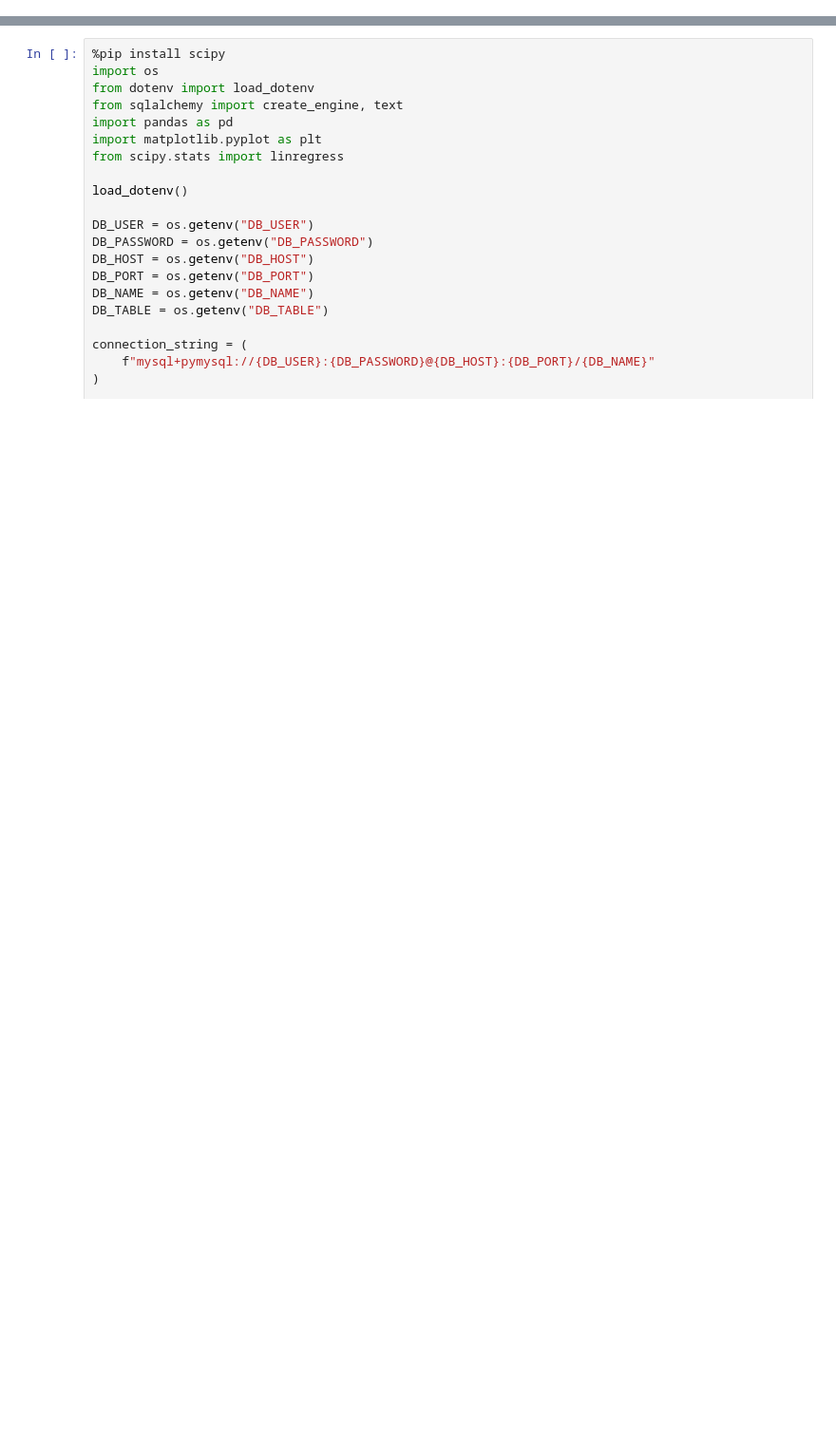
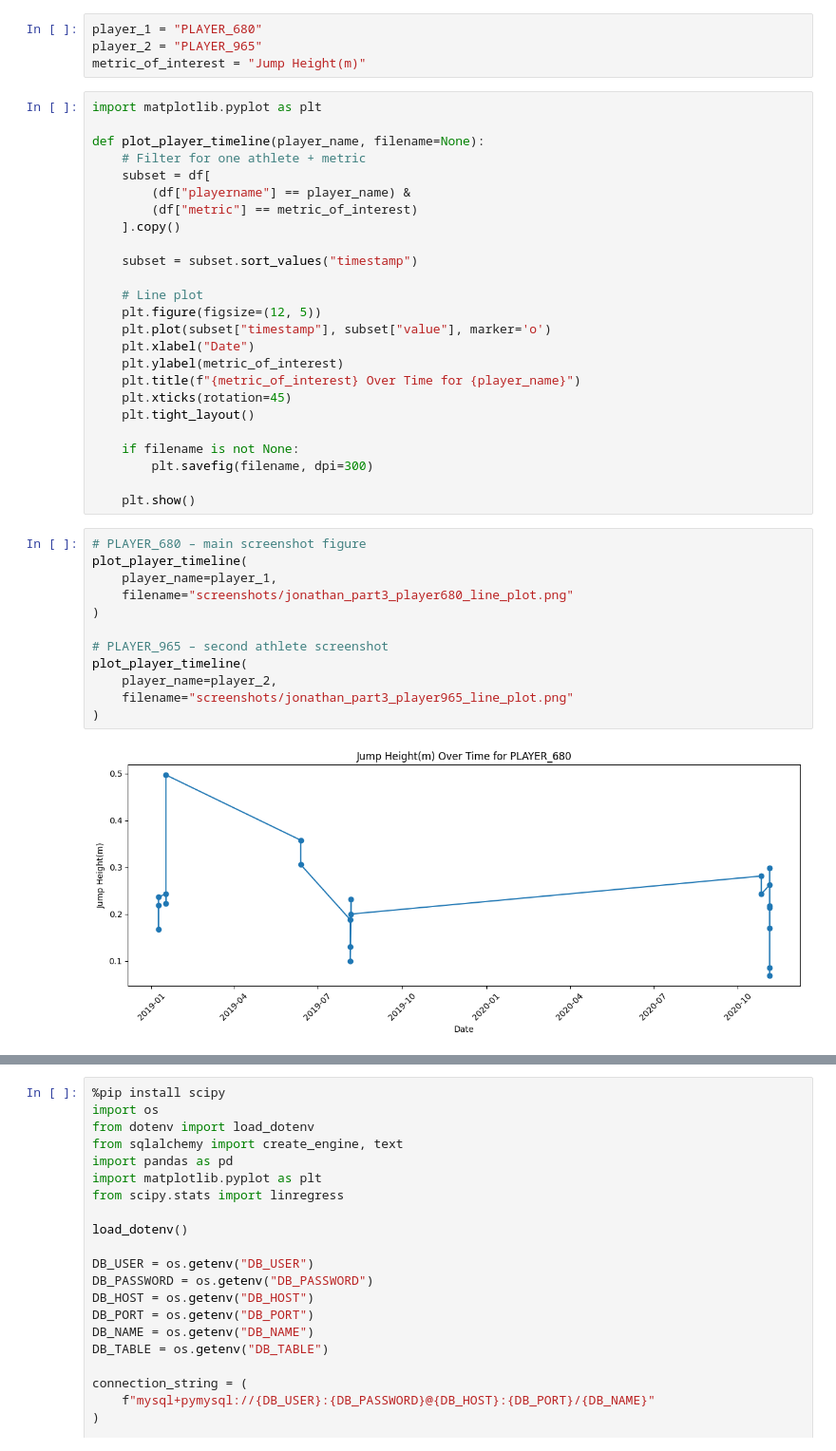
Before and after one commit to amapuyan/507_groupproject_2025, a Jupyter notebook: part3_viz_individual.ipynb, the cells around one changed output, grey strips where cells are left out. Shown: that part at 95% size. Drawn from its saved outputs; the diff is of its cells as text; blank space fills up the shorter version.

```diff
--- a/part3_viz_individual.ipynb
+++ b/part3_viz_individual.ipynb
@@ -429,0 +92,43 @@ Rows: 540
+# %%
+player_1 = "PLAYER_680"
+player_2 = "PLAYER_965"
+metric_of_interest = "Jump Height(m)"
+# %%
+import matplotlib.pyplot as plt
+
+def plot_player_timeline(player_name, filename=None):
+    # Filter for one athlete + metric
+    subset = df[
+        (df["playername"] == player_name) &
+        (df["metric"] == metric_of_interest)
+    ].copy()
+
+    subset = subset.sort_values("timestamp")
+
+    # Line plot
+    plt.figure(figsize=(12, 5))
+    plt.plot(subset["timestamp"], subset["value"], marker='o')
+    plt.xlabel("Date")
+    plt.ylabel(metric_of_interest)
+    plt.title(f"{metric_of_interest} Over Time for {player_name}")
+    plt.xticks(rotation=45)
+    plt.tight_layout()
+
+    if filename is not None:
+        plt.savefig(filename, dpi=300)
+
+    plt.show()
+# %%
+# PLAYER_680 – main screenshot figure
+plot_player_timeline(
+    player_name=player_1,
+    filename="screenshots/jonathan_part3_player680_line_plot.png"
+)
+
+# PLAYER_965 – second athlete screenshot
+plot_player_timeline(
+    player_name=player_2,
+    filename="screenshots/jonathan_part3_player965_line_plot.png"
+)
+# %% [output]
+[figure, added]
```
Also changed, not shown: parts of 19 cells of this notebook.
